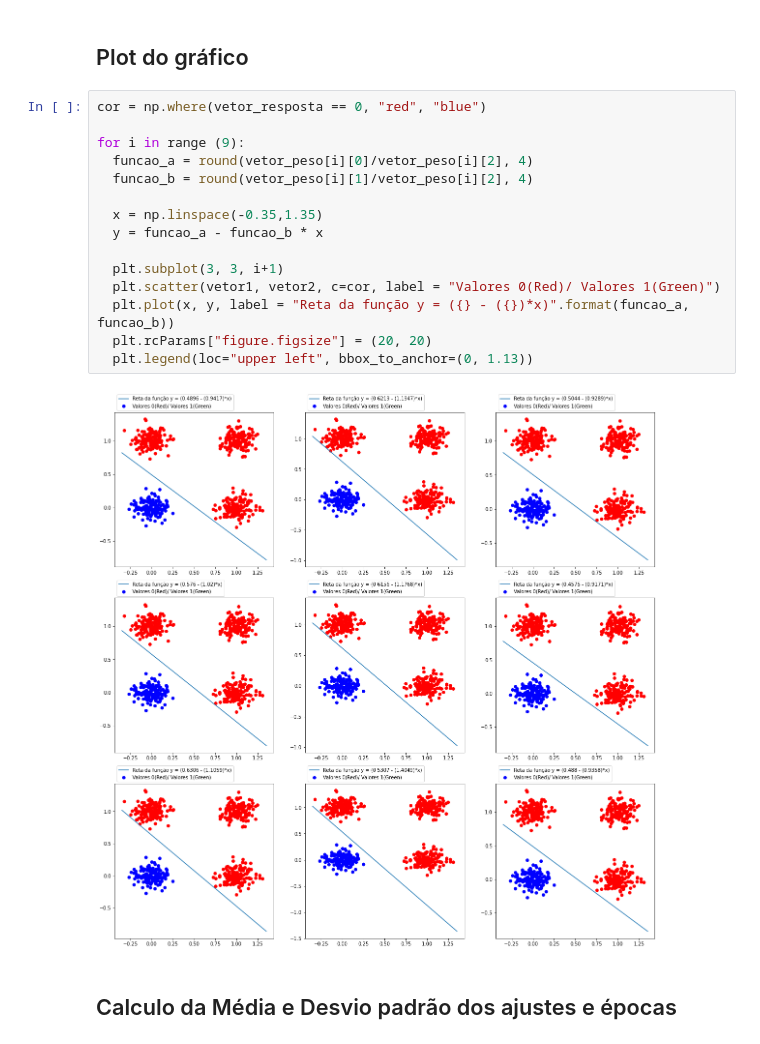
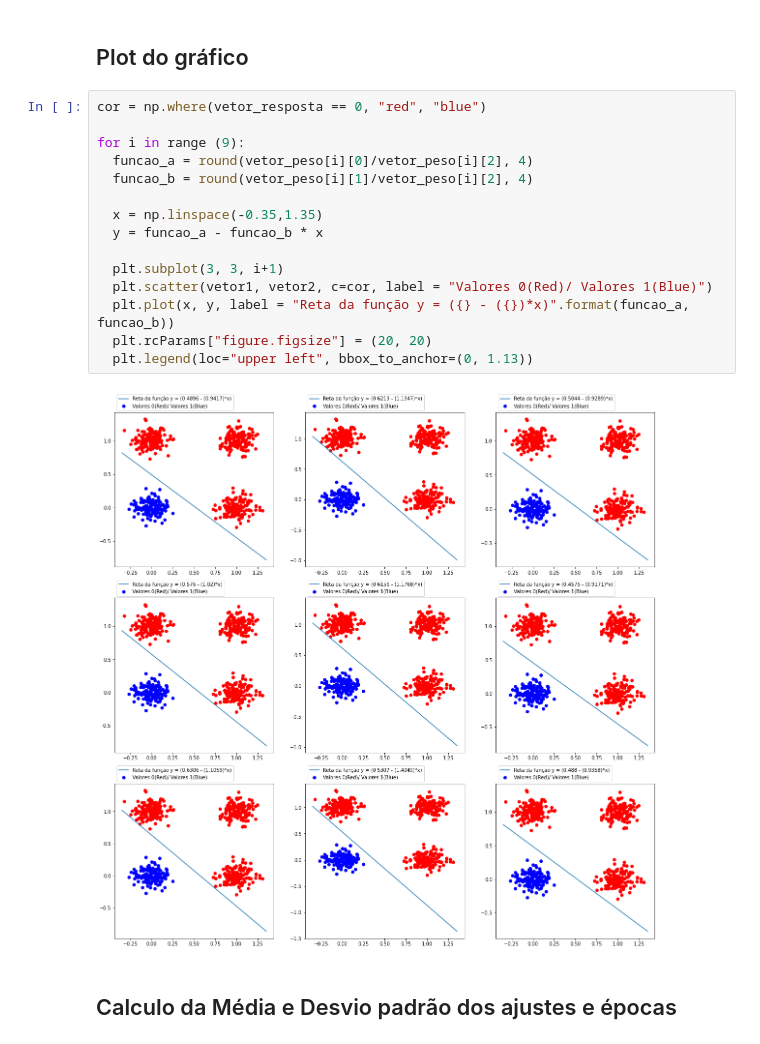
Before and after one commit to levidasilvalima/RNA-PP2, a Jupyter notebook: Parte2/PP2_parte2.ipynb, the cells around one changed output. Saved outputs shown, nothing was run; the diff lists cells and outputs as text.

```diff
--- a/Parte2/PP2_parte2.ipynb
+++ b/Parte2/PP2_parte2.ipynb
@@ -151,20 +151,20 @@ ACABOU!
 # %%
 cor = np.where(vetor_resposta == 0, "red", "blue")
 
 for i in range (9):
   funcao_a = round(vetor_peso[i][0]/vetor_peso[i][2], 4)
   funcao_b = round(vetor_peso[i][1]/vetor_peso[i][2], 4)
 
   x = np.linspace(-0.35,1.35)
   y = funcao_a - funcao_b * x
 
   plt.subplot(3, 3, i+1)
-  plt.scatter(vetor1, vetor2, c=cor, label = "Valores 0(Red)/ Valores 1(Green)")
+  plt.scatter(vetor1, vetor2, c=cor, label = "Valores 0(Red)/ Valores 1(Blue)")
   plt.plot(x, y, label = "Reta da função y = ({} - ({})*x)".format(funcao_a, funcao_b))
   plt.rcParams["figure.figsize"] = (20, 20)
   plt.legend(loc="upper left", bbox_to_anchor=(0, 1.13))
 # %% [output]
-[figure, old version]
+[figure, new version]
 # %% [markdown]
 ## Calculo da Média e Desvio padrão dos ajustes e épocas
 # %%
```
Also changed, not shown: 1 other file.
